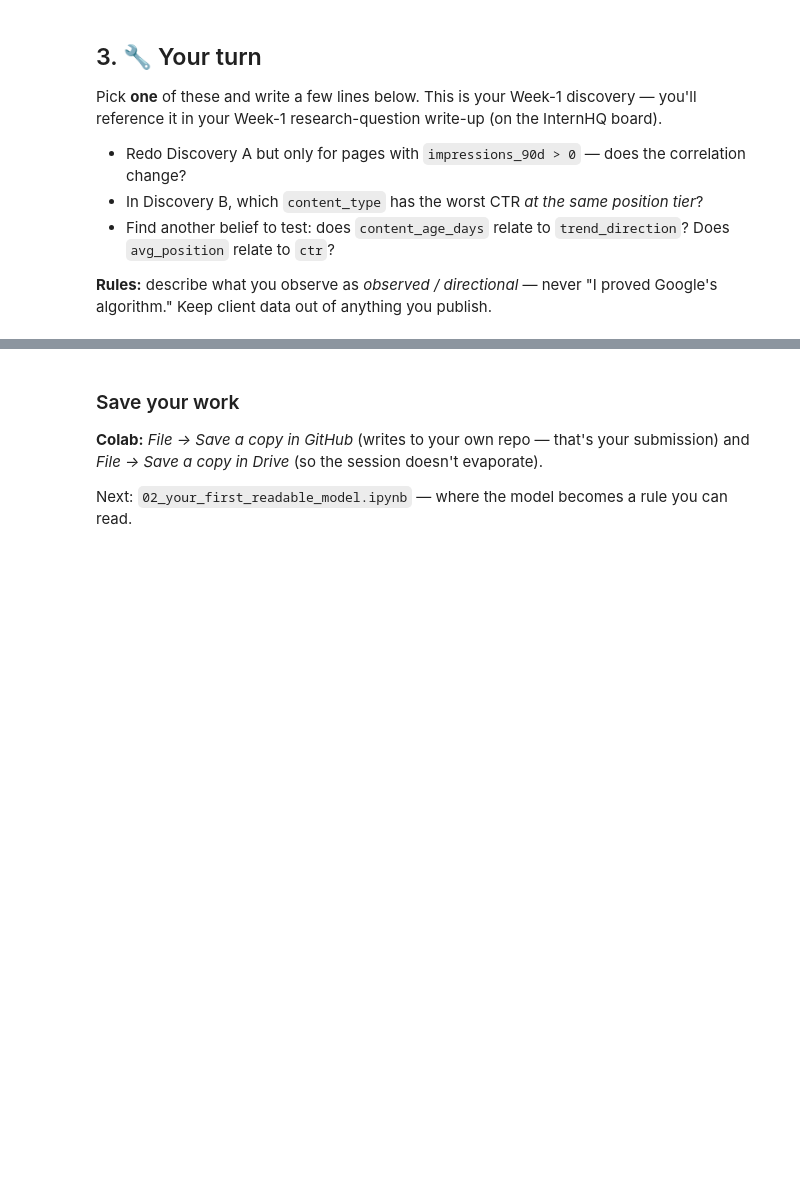
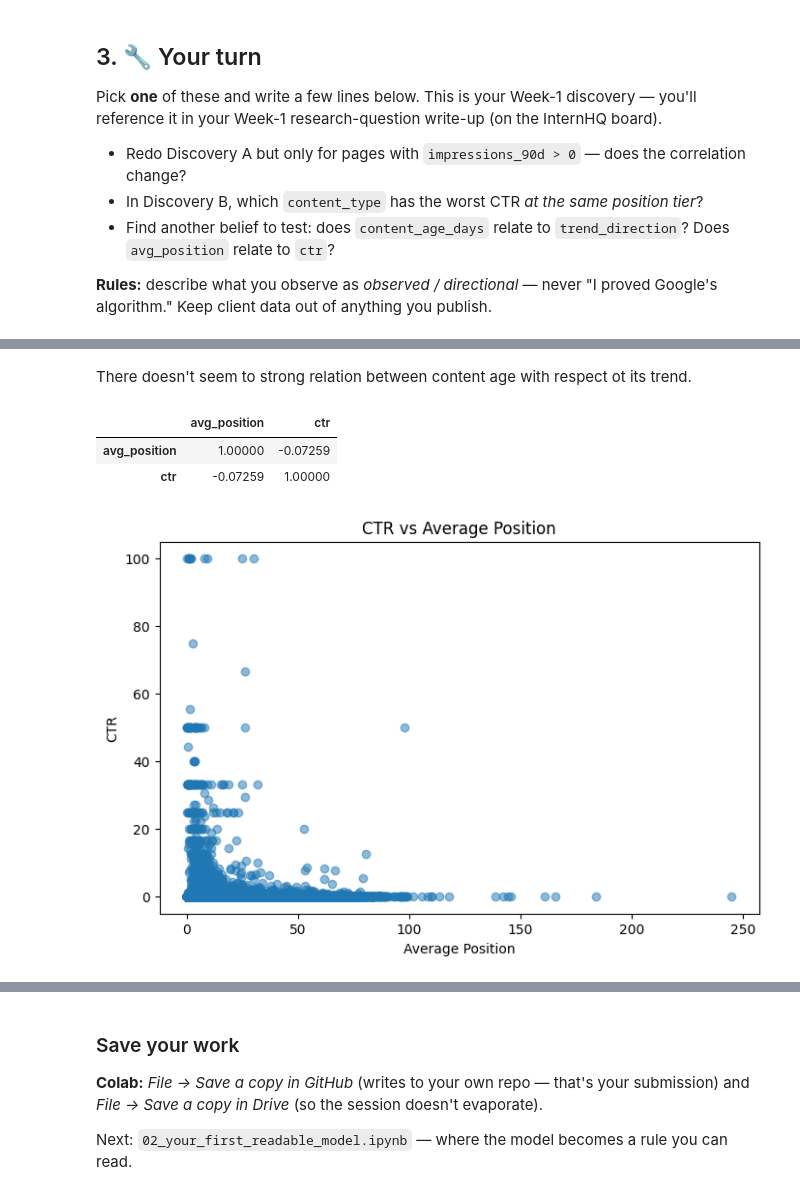
Before and after one commit to 00Bhuwan/flyrank-ml-internship-my-work, a Jupyter notebook: notebooks/01_first_look_and_discovery.ipynb, the cells around one changed output, grey strips where cells are left out. Drawn from its saved outputs; the diff is of its cells as text; code cells hidden in the pictures; blank space fills up the shorter version.

```diff
--- a/notebooks/01_first_look_and_discovery.ipynb
+++ b/notebooks/01_first_look_and_discovery.ipynb
@@ -101,0 +273,17 @@ Pick **one** of these and write a few lines below. This is your Week-1 discovery
+# %% [markdown]
+There doesn't seem to strong relation between content age with respect ot its trend.
+# %%
+df[['avg_position', 'ctr']].corr()
+# %% [output]
+|  | avg_position | ctr |
+| avg_position | 1.00000 | -0.07259 |
+| ctr | -0.07259 | 1.00000 |
+# %%
+plt.figure(figsize=(8,5))
+plt.scatter(df["avg_position"], df["ctr"], alpha=0.5)
+plt.xlabel("Average Position")
+plt.ylabel("CTR")
+plt.title("CTR vs Average Position")
+plt.show()
+# %% [output]
+[figure, added]
```
Also changed, not shown: parts of 22 cells of this notebook, 1 other file.
